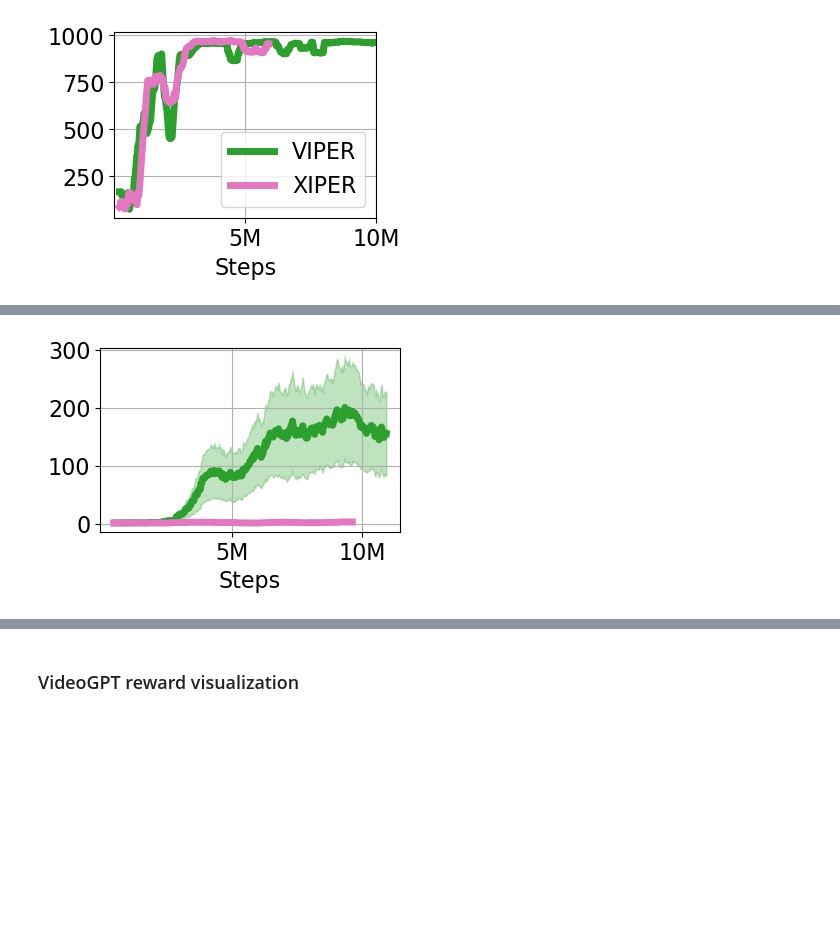
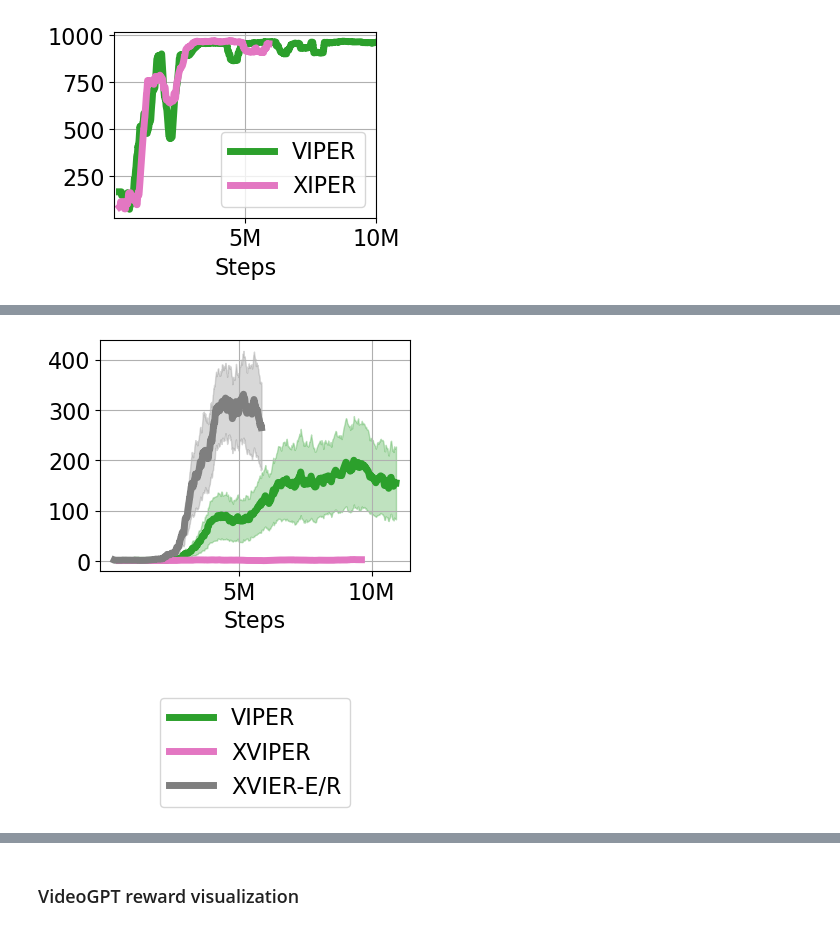
Before and after one commit to yangzhao-666/xiper, a Jupyter notebook: plot.ipynb, the cells around one changed output, grey strips where cells are left out. Drawn from its saved outputs; the diff is of its cells as text; code cells hidden in the pictures; blank space fills up the shorter version.

```diff
--- a/plot.ipynb
+++ b/plot.ipynb
@@ -141,8 +141,8 @@ def aggregate_runs_in_folder(folder_path, window_size=50, use_ste=True):
 
     return smoothed_steps, smoothed_mean, smoothed_error
 
-def plot_agent_folders(folder_paths, labels=None, window_size=50, use_ste=True):
-    color_list = ['tab:green', 'tab:pink', 'tab:grey', 'tab:blue', 'tab:orange', 'tab:red']
+def plot_agent_folders(folder_paths, labels=None, window_size=50, use_ste=True, color_list=['tab:green', 'tab:pink', 'tab:grey', 'tab:blue', 'tab:orange', 'tab:red']):
+
     plt.figure(figsize=(4, 3))
 
     for i, folder in enumerate(folder_paths):
@@ -169,9 +169,18 @@ def plot_agent_folders(folder_paths, labels=None, window_size=50, use_ste=True):
     plt.xlabel("Steps")
     #plt.ylabel("Score")
     #plt.legend()
+    #plt.legend(bbox_to_anchor=(0.5, -0.5))
+
+
+    legend_y = -0.3 if len(folder_paths) <= 2 else -0.5
+    plt.legend(bbox_to_anchor=(0.5, legend_y), loc='upper center')
+
     #plt.ylim(0,)
     plt.grid(True)
-    plt.tight_layout()
+    #plt.tight_layout()
+    #plt.legend(loc='center left', bbox_to_anchor=(1, 0.5))
+    #plt.tight_layout()
+
     plt.show()
 # %%
 folders = ['logdir/dmc_cheetah_run/Viper/', 'logdir/dmc_cheetah_run/XViper/', 'logdir/dmc_cheetah_run/4/']
@@ -196,6 +205,6 @@ plot_agent_folders(folders, labels, window_size=50, use_ste=True)
 # %%
-folders = ['logdir/dmc_pointmass_easy/Viper/', 'logdir/dmc_pointmass_easy/XViper/']
-labels = ['VIPER', 'XVIPER', 'Orcale']
+folders = ['logdir/dmc_pointmass_easy/Viper/', 'logdir/dmc_pointmass_easy/XViper/', 'logdir/dmc_pointmass_easy/XViper_separateOT_expert_data_best_ot/']
+labels = ['VIPER', 'XVIPER', 'XVIER-E/R']
 plot_agent_folders(folders, labels, window_size=50, use_ste=True)
 # %% [output]
-[figure, old version]
+[figure, new version]
```
Also changed, not shown: parts of 10 cells of this notebook, 7 other files.
